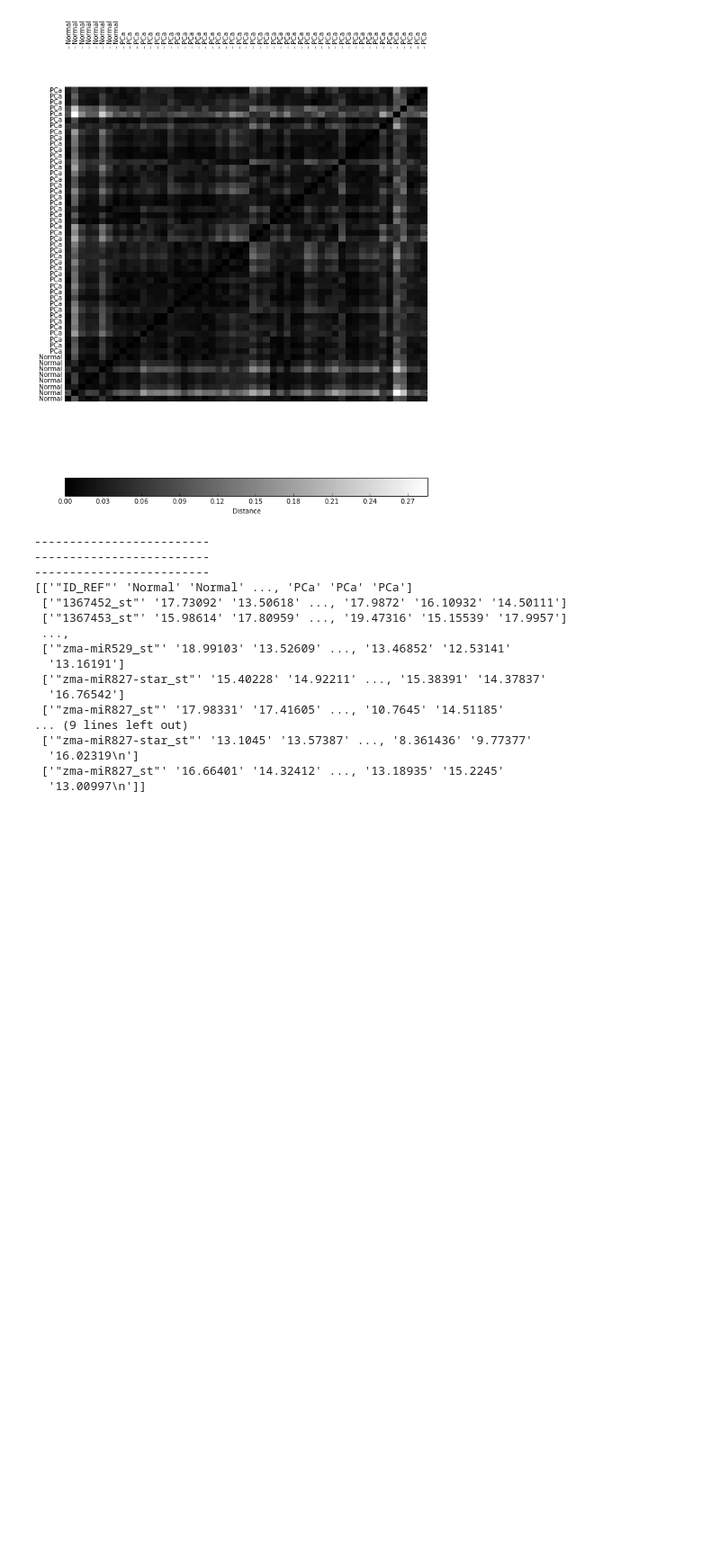
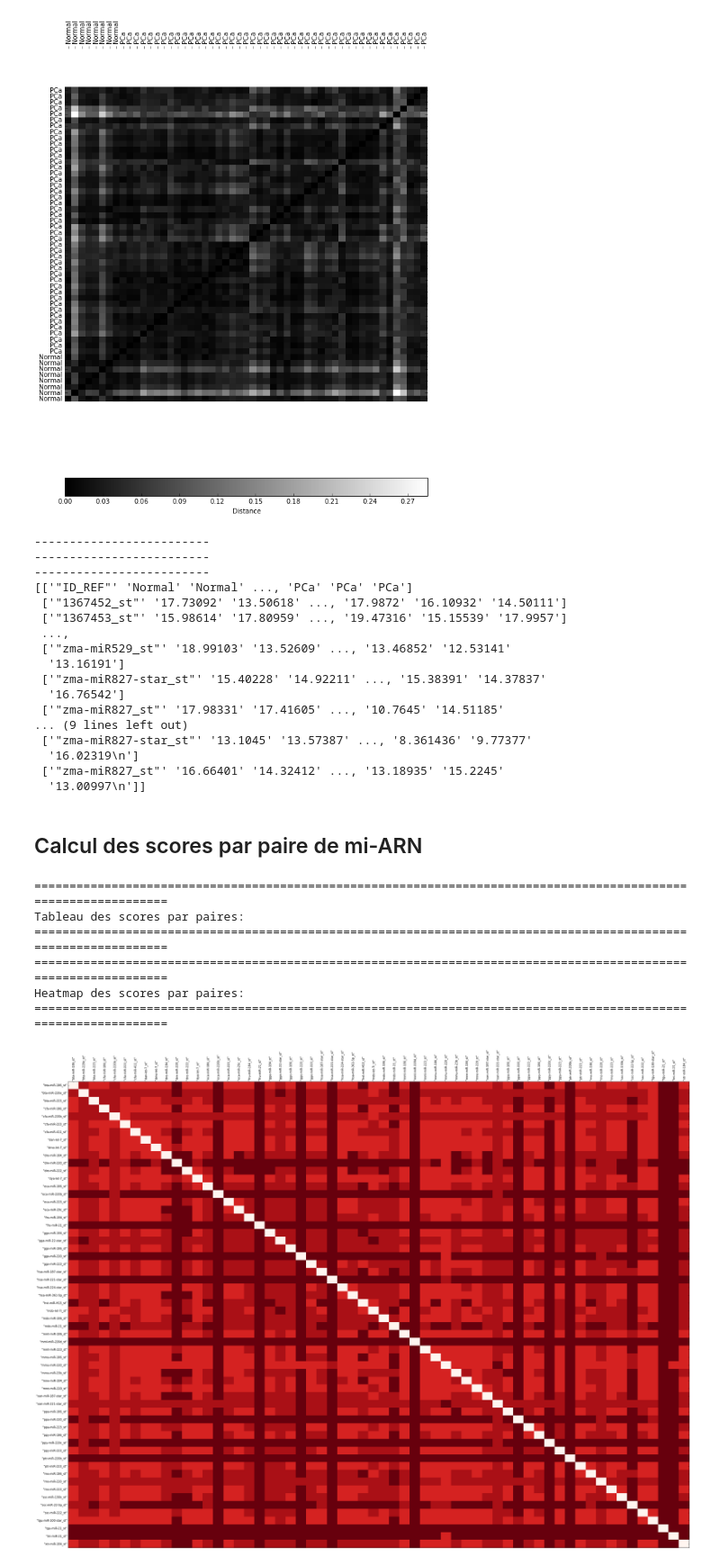
Before and after one commit to ThibaultSchowing/BBCProjet, a Jupyter notebook: code/projetBBC.ipynb, the cells around one changed output. Shown: that part at 90% size. Saved outputs shown, nothing was run; the diff lists cells and outputs as text; code cells hidden in the pictures; blank space fills up the shorter version.

```diff
--- a/code/projetBBC.ipynb
+++ b/code/projetBBC.ipynb
@@ -797,3 +786,83 @@ print(data_test)
   '16.02319\n']
  ['"zma-miR827_st"' '16.66401' '14.32412' ..., '13.18935' '15.2245'
   '13.00997\n']]
+# %% [markdown]
+## Calcul des scores par paire de mi-ARN
+# %%
+tab_score = []
+tab_pair_idx = []
+tab_pair = []
+
+scores_genes = dict()
+# Création d'un tableau contenant les paires de biomarqueur parmis idx_sg_final
+for i in range(0,len(idx_sg_final)-1):
+    scores_genes[idx_sg_final[i]] = 0
+    for j in range(i+1,len(idx_sg_final)-1):
+        tab_pair_idx.append([idx_sg_final[i], idx_sg_final[j]])
+
+
+i=0
+
+# Avec chaque paire on calcule le score kNN
+for pairidx in tab_pair_idx:
+
+    pairidx = np.array(pairidx)
+
+    Xbis = data[pairidx+1, 1:]
+    Xbis = np.transpose(Xbis)
+    ybis = desired_profile
+
+    X_test_bis = data_test[pairidx+1,1:]
+    X_test_bis = np.transpose(X_test_bis)
+    y_test_bis = desired_profile_test
+
+    Score = kNN_classifier(Xbis,ybis,X_test_bis,y_test_bis)
+    tab_score.append(Score)
+
+    scores_genes[pairidx[0]] += Score
+    scores_genes[pairidx[1]] += Score
+
+print('================================================================================================================')
+print('Tableau des scores par paires: ')
+print('================================================================================================================')
+
+#print(tab_score)
+
+graphX = graphY = data[idx_sg_final, 0]
+graphZ = tab_score
+
+
+print('================================================================================================================')
+print('Heatmap des scores par paires: ')
+print('================================================================================================================')
+
+# Graph
+Ds2 = ssd.squareform(graphZ)
+
+column_labels = graphX
+row_labels = graphY
+fig, ax = plt.subplots(figsize=(40, 30))
+heatmap = ax.pcolor(Ds2, cmap=plt.cm.Reds)
+
+# put the major ticks at the middle of each cell
+ax.set_xticks(np.arange(Ds2.shape[0])+0.5, minor=False)
+ax.set_yticks(np.arange(Ds2.shape[1])+0.5, minor=False)
+
+
+# want a more natural, table-like display
+ax.invert_yaxis()
+ax.xaxis.tick_top()
+
+ax.set_xticklabels(row_labels, minor=False)
+ax.set_yticklabels(column_labels, minor=False)
+plt.xticks(rotation=90) # rotate xlabels
+
+plt.show()
+# %% [output]
+================================================================================================================
+Tableau des scores par paires:
+================================================================================================================
+================================================================================================================
+Heatmap des scores par paires:
+================================================================================================================
+[figure, added]
```
Also changed, not shown: parts of 12 cells of this notebook.
